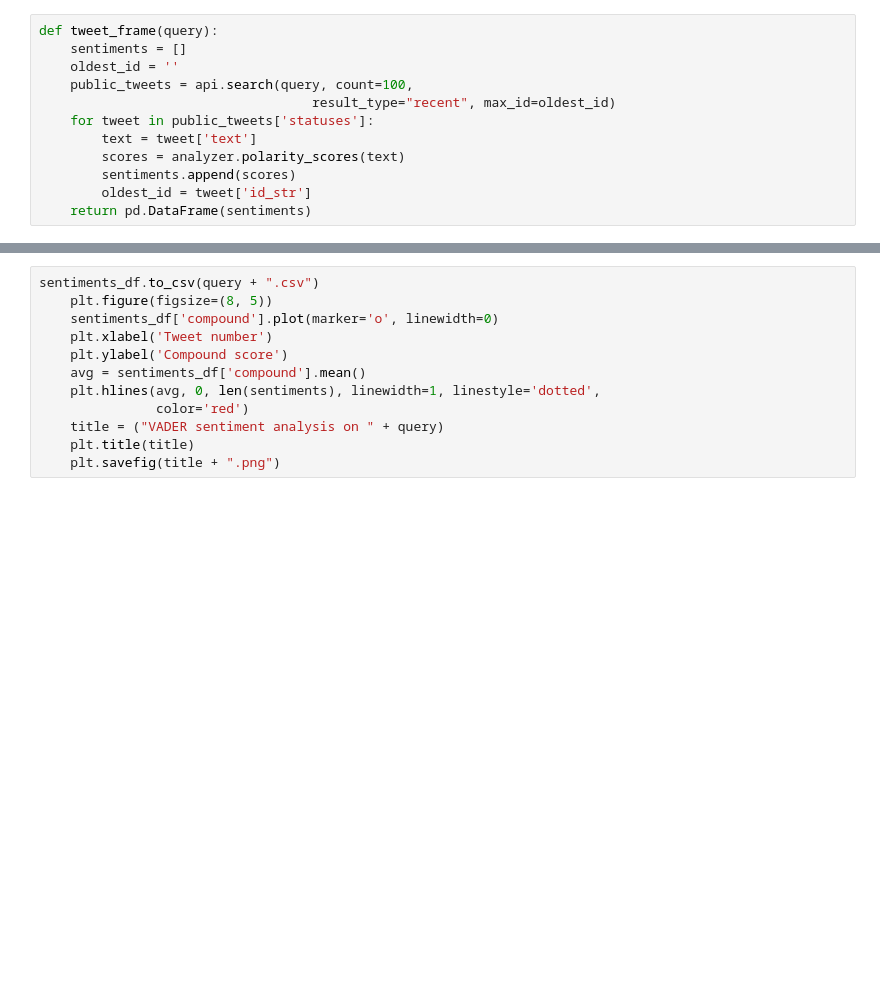
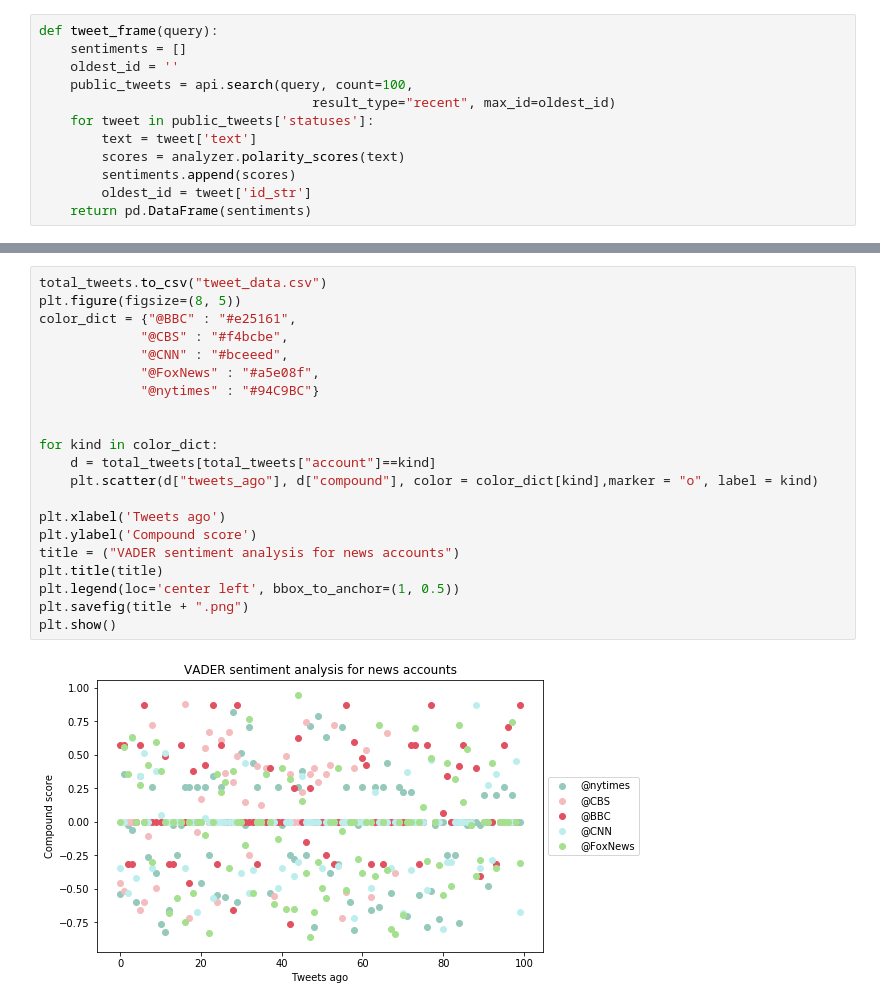
Before and after one commit to nalehc/news_sentiment, a Jupyter notebook: news_analyzer.ipynb, the cells around one changed output, grey strips where cells are left out. Drawn from its saved outputs; the diff is of its cells as text; blank space fills up the shorter version.

Commit message:
Final graph and export md

```diff
--- a/news_analyzer.ipynb
+++ b/news_analyzer.ipynb
@@ -50,12 +46,23 @@ total_tweets.head()
-# %%
-sentiments_df.to_csv(query + ".csv")
-    plt.figure(figsize=(8, 5))
-    sentiments_df['compound'].plot(marker='o', linewidth=0)
-    plt.xlabel('Tweet number')
-    plt.ylabel('Compound score')
-    avg = sentiments_df['compound'].mean()
-    plt.hlines(avg, 0, len(sentiments), linewidth=1, linestyle='dotted',
-               color='red')
-    title = ("VADER sentiment analysis on " + query)
-    plt.title(title)
-    plt.savefig(title + ".png")
+# %%
+total_tweets.to_csv("tweet_data.csv")
+plt.figure(figsize=(8, 5))
+color_dict = {"@BBC" : "#e25161",
+             "@CBS" : "#f4bcbe",
+             "@CNN" : "#bceeed",
+             "@FoxNews" : "#a5e08f",
+             "@nytimes" : "#94C9BC"}
+
+
+for kind in color_dict:
+    d = total_tweets[total_tweets["account"]==kind]
+    plt.scatter(d["tweets_ago"], d["compound"], color = color_dict[kind],marker = "o", label = kind)
+
+plt.xlabel('Tweets ago')
+plt.ylabel('Compound score')
+title = ("VADER sentiment analysis for news accounts")
+plt.title(title)
+plt.legend(loc='center left', bbox_to_anchor=(1, 0.5))
+plt.savefig(title + ".png")
+plt.show()
+# %% [output]
+[figure, added]
```
Also changed, not shown: parts of 3 cells of this notebook, 15 other files.
